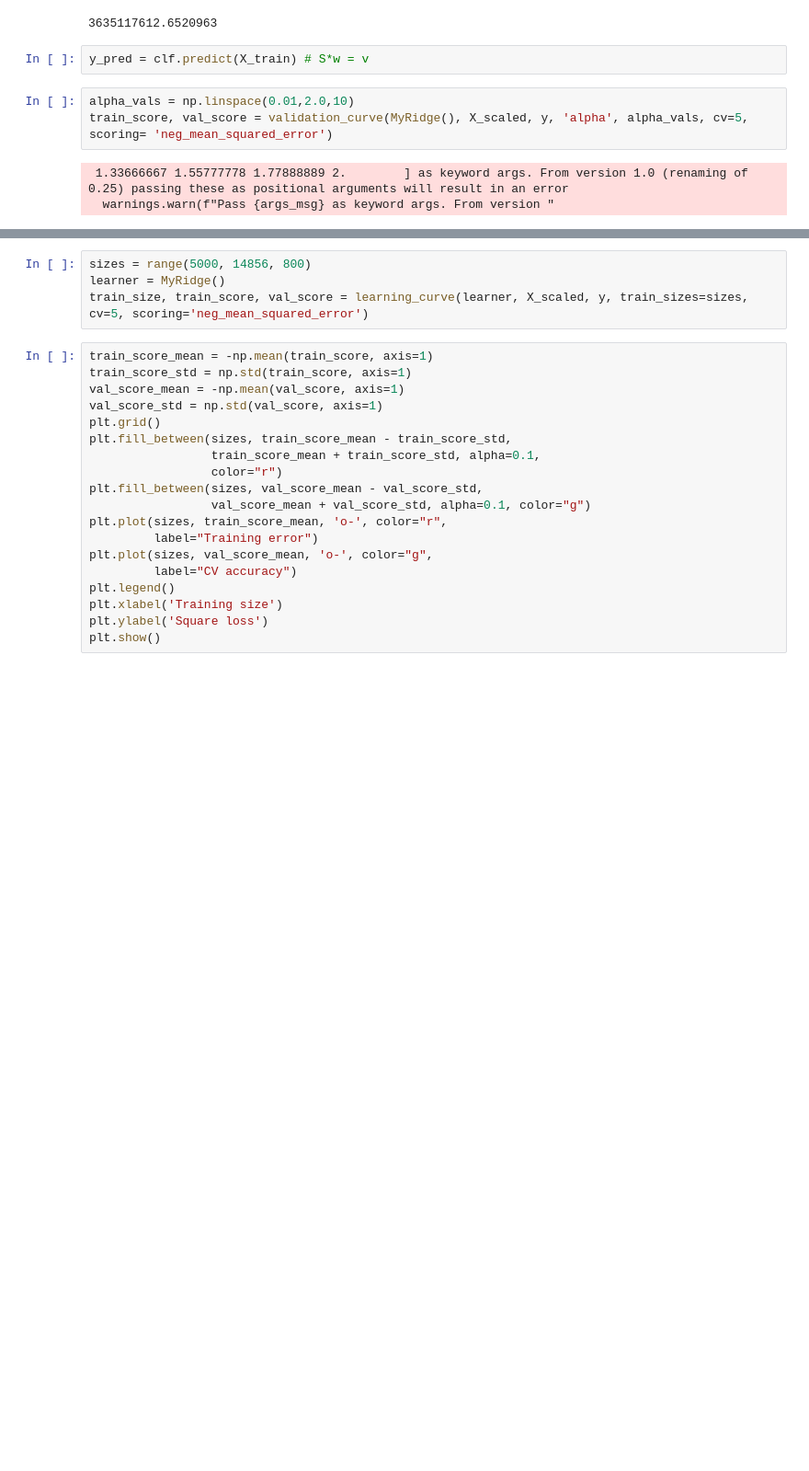
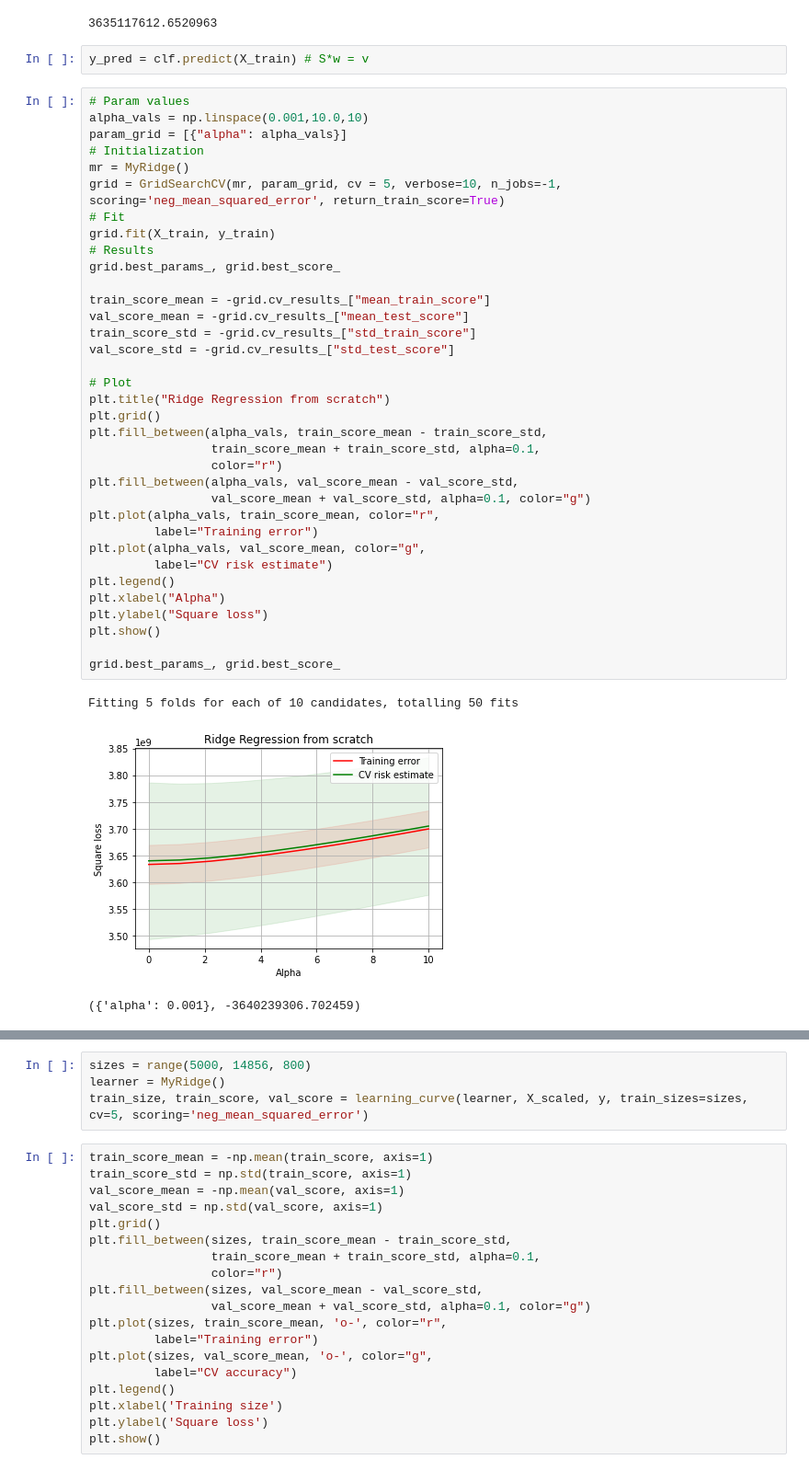
Before and after one commit to martinaviggiano/ml_project, a Jupyter notebook: Machine Learning Project.ipynb, the cells around one changed output, grey strips where cells are left out. Shown at 92% size. Cells and saved outputs as stored; diff of their text form; blank space fills up the shorter version.

```diff
--- a/Machine Learning Project.ipynb
+++ b/Machine Learning Project.ipynb
@@ -494,9 +479,42 @@ clf.score(X_train, y_train) # mean_squared_error
 3635117612.6520963
 # %%
 y_pred = clf.predict(X_train) # S*w = v
-# %%
-alpha_vals = np.linspace(0.01,2.0,10)
-train_score, val_score = validation_curve(MyRidge(), X_scaled, y, 'alpha', alpha_vals, cv=5, scoring= 'neg_mean_squared_error')
-# %% [output]
- 1.33666667 1.55777778 1.77888889 2.        ] as keyword args. From version 1.0 (renaming of 0.25) passing these as positional arguments will result in an error
-  warnings.warn(f"Pass {args_msg} as keyword args. From version "
+# %%
+# Param values
+alpha_vals = np.linspace(0.001,10.0,10)
+param_grid = [{"alpha": alpha_vals}]
+# Initialization
+mr = MyRidge()
+grid = GridSearchCV(mr, param_grid, cv = 5, verbose=10, n_jobs=-1, scoring='neg_mean_squared_error', return_train_score=True)
+# Fit
+grid.fit(X_train, y_train)
+# Results
+grid.best_params_, grid.best_score_
+
+train_score_mean = -grid.cv_results_["mean_train_score"]
+val_score_mean = -grid.cv_results_["mean_test_score"]
+train_score_std = -grid.cv_results_["std_train_score"]
+val_score_std = -grid.cv_results_["std_test_score"]
+
+# Plot
+plt.title("Ridge Regression from scratch")
+plt.grid()
+plt.fill_between(alpha_vals, train_score_mean - train_score_std,
+                 train_score_mean + train_score_std, alpha=0.1,
+                 color="r")
+plt.fill_between(alpha_vals, val_score_mean - val_score_std,
+                 val_score_mean + val_score_std, alpha=0.1, color="g")
+plt.plot(alpha_vals, train_score_mean, color="r",
+         label="Training error")
+plt.plot(alpha_vals, val_score_mean, color="g",
+         label="CV risk estimate")
+plt.legend()
+plt.xlabel("Alpha")
+plt.ylabel("Square loss")
+plt.show()
+
+grid.best_params_, grid.best_score_
+# %% [output]
+Fitting 5 folds for each of 10 candidates, totalling 50 fits
+[figure, added]
+({'alpha': 0.001}, -3640239306.702459)
```
Also changed, not shown: parts of 14 cells of this notebook.
